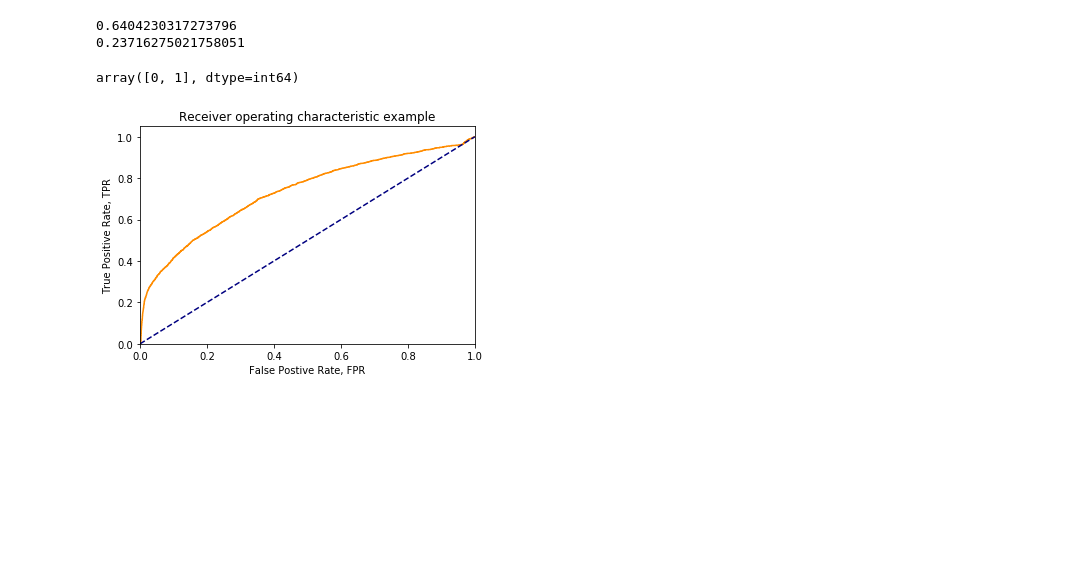
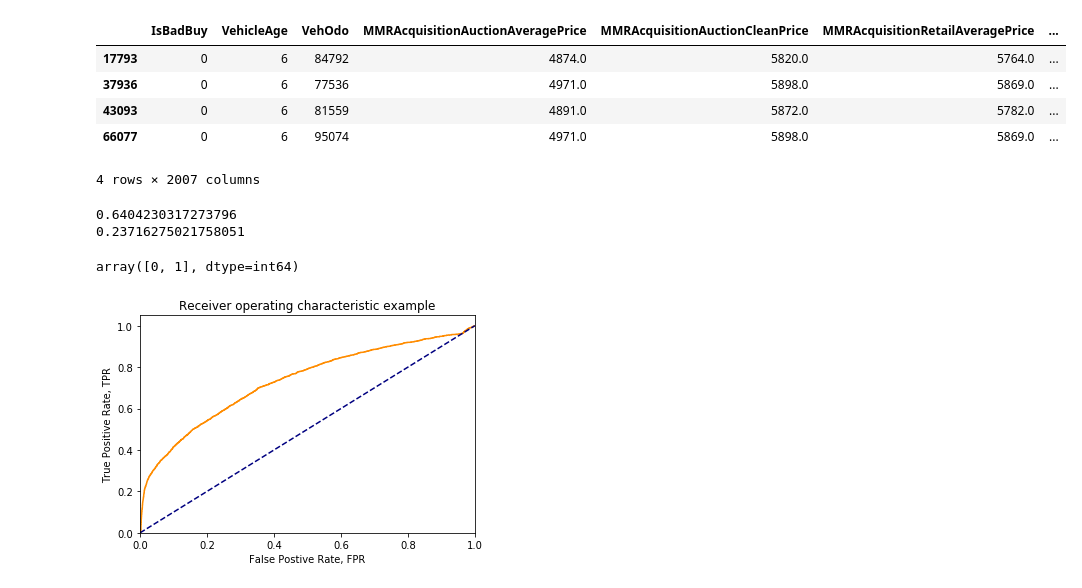
Before and after one commit to hamemomo/ML_tools, a Jupyter notebook: kaggle_goodbad_car/goodbadCar.ipynb, the cells around one changed output. Saved outputs shown, nothing was run; the diff lists cells and outputs as text; code cells hidden in the pictures; blank space fills up the shorter version.

```diff
--- a/kaggle_goodbad_car/goodbadCar.ipynb
+++ b/kaggle_goodbad_car/goodbadCar.ipynb
@@ -135,3 +220,12 @@ X_train, X_test, Y_train, Y_test = train_test_split(Xnew, Y)
+# %%
+dataFinal[dataFinal['Model_COROLLA Multiple Eng']==1]
+# %% [output]
+|  | IsBadBuy | VehicleAge | VehOdo | MMRAcquisitionAuctionAveragePrice | MMRAcquisitionAuctionCleanPrice | MMRAcquisitionRetailAveragePrice | ... |
+| 17793 | 0 | 6 | 84792 | 4874.0 | 5820.0 | 5764.0 | ... |
+| 37936 | 0 | 6 | 77536 | 4971.0 | 5898.0 | 5869.0 | ... |
+| 43093 | 0 | 6 | 81559 | 4891.0 | 5872.0 | 5782.0 | ... |
+| 66077 | 0 | 6 | 95074 | 4971.0 | 5898.0 | 5869.0 | ... |
+4 rows × 2007 columns
 # %%
 lr = LR(C=1.) # create a model, set the parameters (hyperparameter)
 lr.fit(X_train, Y_train) # train the model
```
Also changed, not shown: parts of 15 cells of this notebook.
